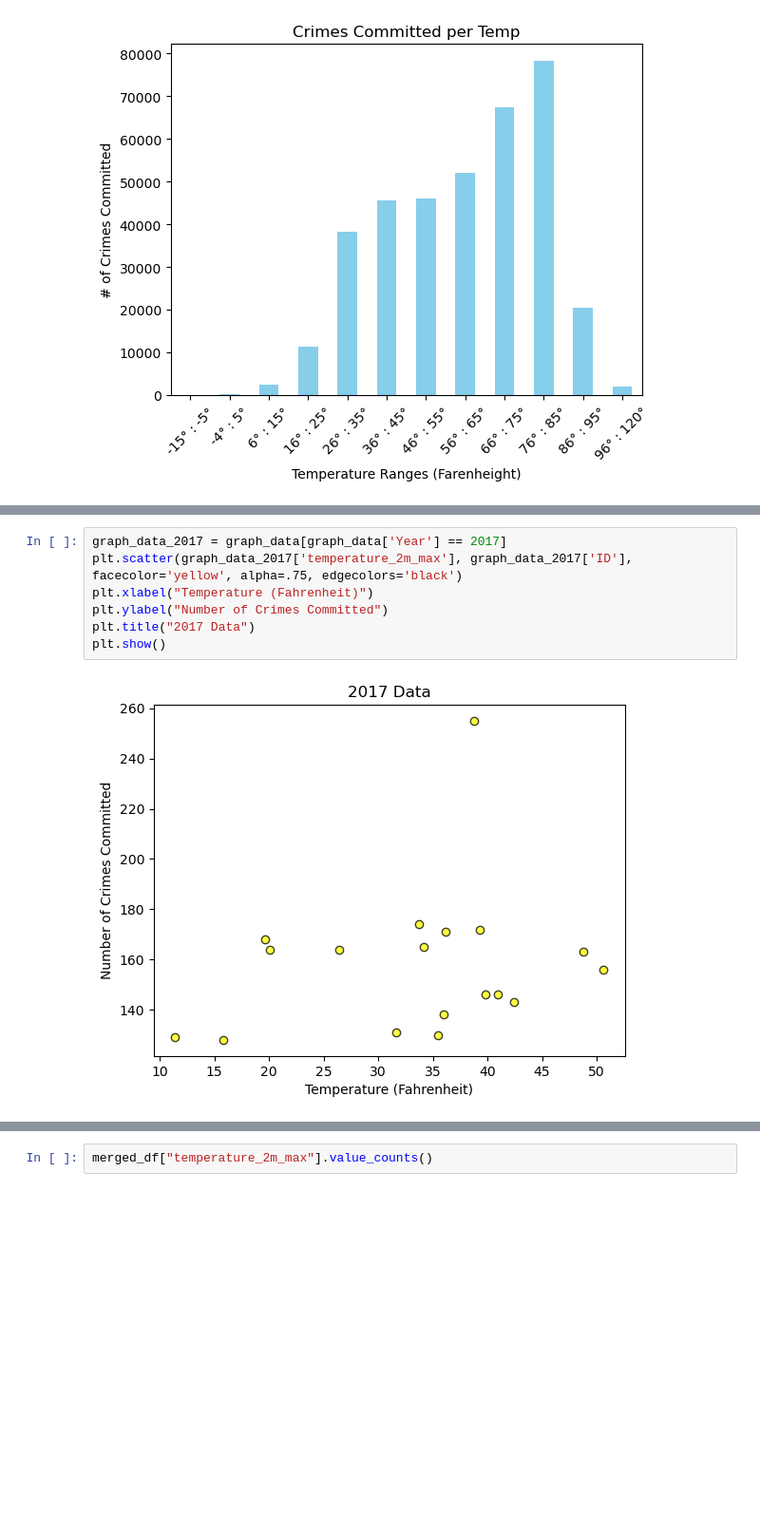
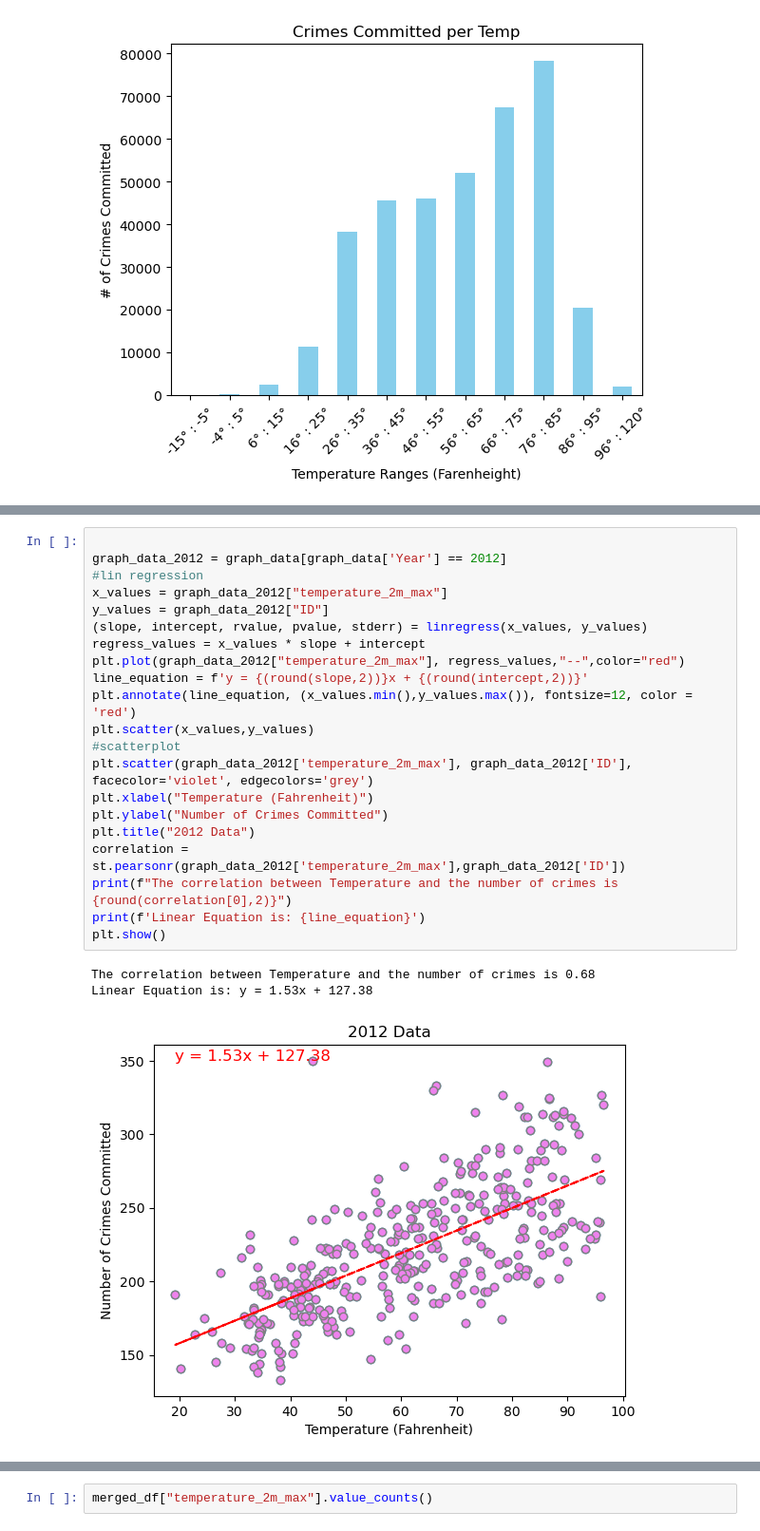
Before and after one commit to KevSantino28/project_1, a Jupyter notebook: data_clean_up.ipynb, the cells around one changed output, grey strips where cells are left out. Shown at 95% size. Drawn from its saved outputs; the diff is of its cells as text; blank space fills up the shorter version.

```diff
--- a/data_clean_up.ipynb
+++ b/data_clean_up.ipynb
@@ -514,9 +469,25 @@ plt.show()
-# %%
-graph_data_2017 = graph_data[graph_data['Year'] == 2017]
-plt.scatter(graph_data_2017['temperature_2m_max'], graph_data_2017['ID'], facecolor='yellow', alpha=.75, edgecolors='black')
-plt.xlabel("Temperature (Fahrenheit)")
-plt.ylabel("Number of Crimes Committed")
-plt.title("2017 Data")
-plt.show()
-# %% [output]
-[figure, removed]
+# %%
+
+graph_data_2012 = graph_data[graph_data['Year'] == 2012]
+#lin regression
+x_values = graph_data_2012["temperature_2m_max"]
+y_values = graph_data_2012["ID"]
+(slope, intercept, rvalue, pvalue, stderr) = linregress(x_values, y_values)
+regress_values = x_values * slope + intercept
+plt.plot(graph_data_2012["temperature_2m_max"], regress_values,"--",color="red")
+line_equation = f'y = {(round(slope,2))}x + {(round(intercept,2))}'
+plt.annotate(line_equation, (x_values.min(),y_values.max()), fontsize=12, color = 'red')
+plt.scatter(x_values,y_values)
+#scatterplot
+plt.scatter(graph_data_2012['temperature_2m_max'], graph_data_2012['ID'], facecolor='violet', edgecolors='grey')
+plt.xlabel("Temperature (Fahrenheit)")
+plt.ylabel("Number of Crimes Committed")
+plt.title("2012 Data")
+correlation = st.pearsonr(graph_data_2012['temperature_2m_max'],graph_data_2012['ID'])
+print(f"The correlation between Temperature and the number of crimes is {round(correlation[0],2)}")
+print(f'Linear Equation is: {line_equation}')
+plt.show()
+# %% [output]
+The correlation between Temperature and the number of crimes is 0.68
+Linear Equation is: y = 1.53x + 127.38
+[figure, added]
```
Also changed, not shown: parts of 13 cells of this notebook.
